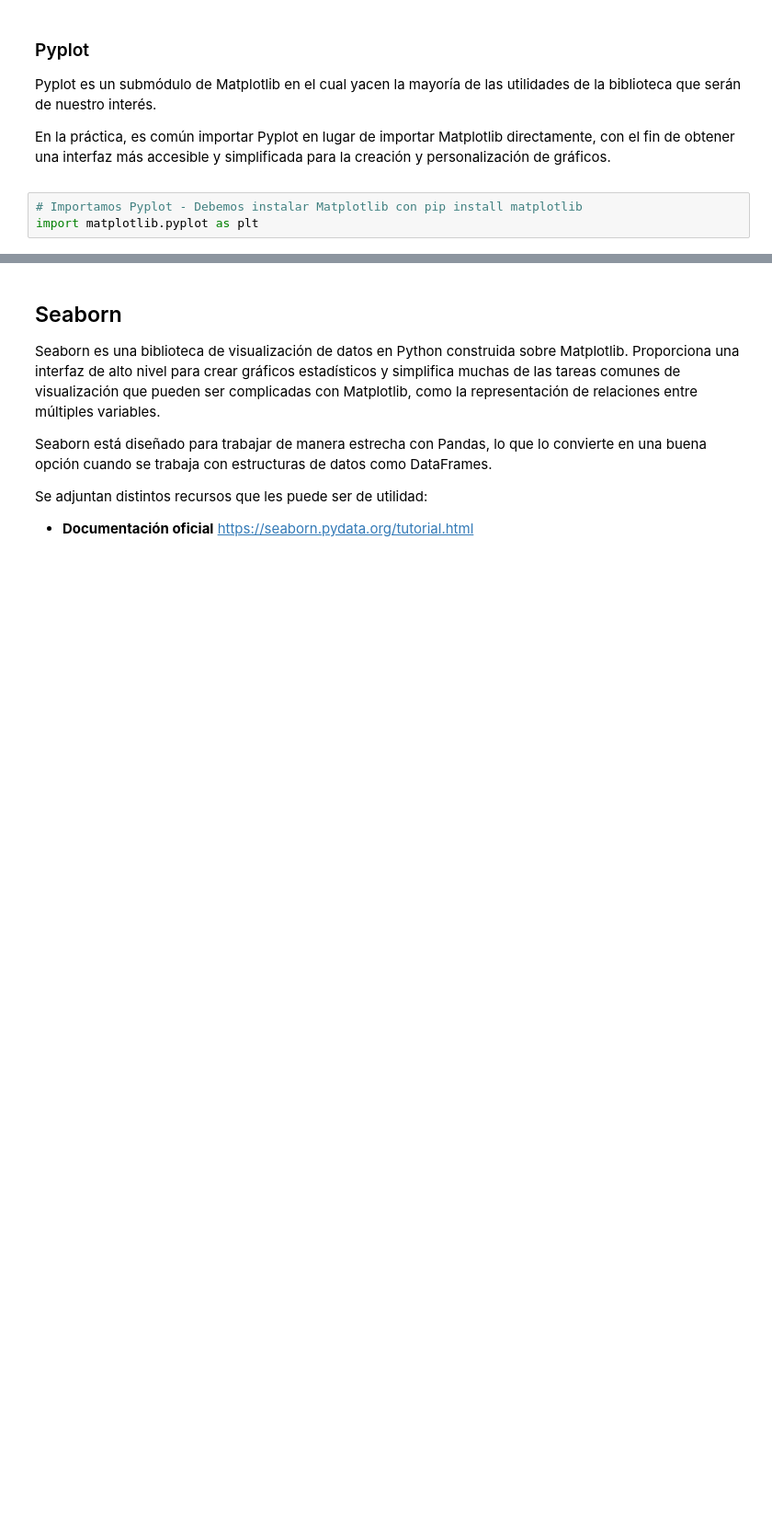
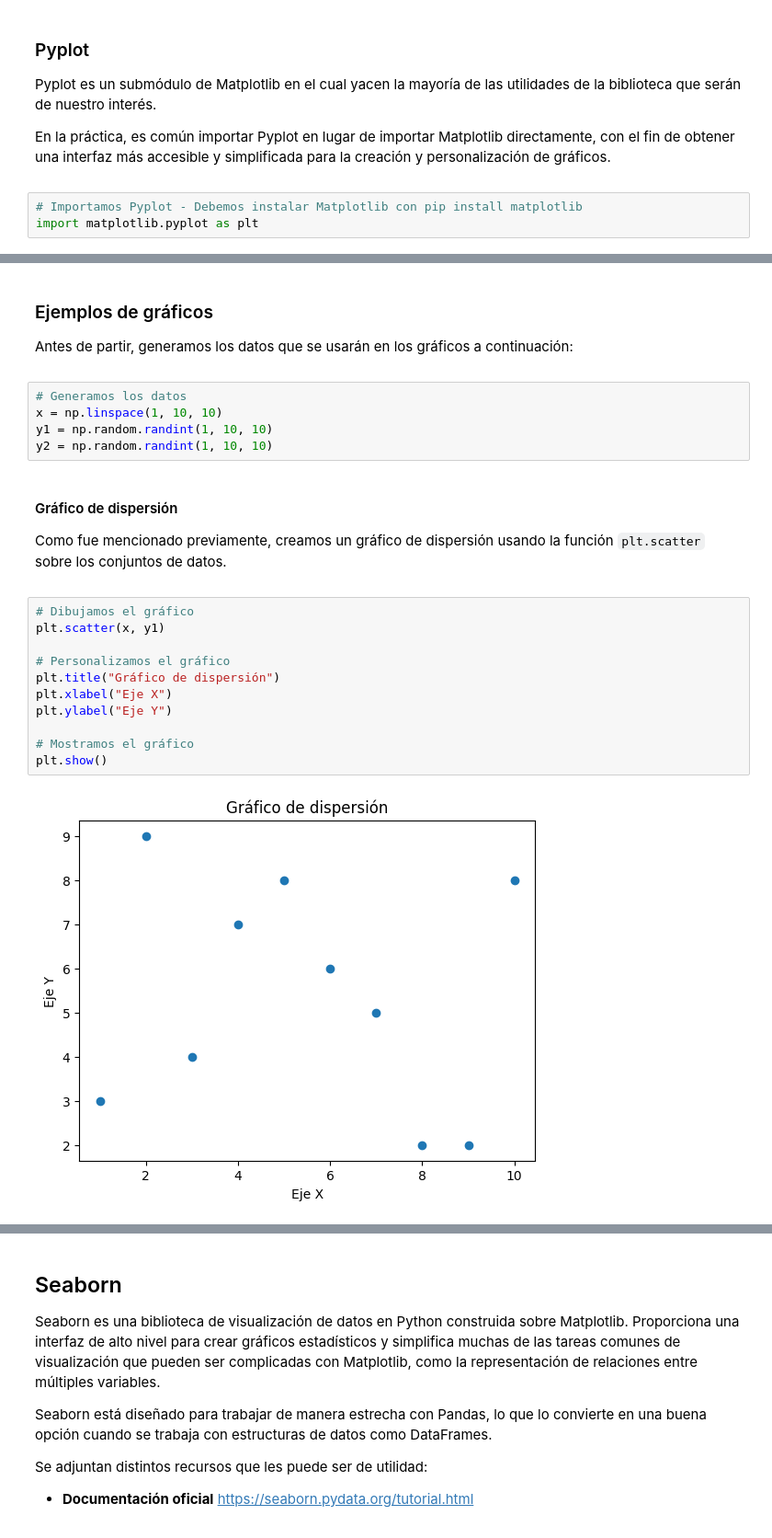
Before and after one commit to narmijoc/INF280-LEC, a Jupyter notebook: CH2-Visualización_Datos.ipynb, the cells around one changed output, grey strips where cells are left out. Shown: that part at 92% size. Saved outputs shown, nothing was run; the diff lists cells and outputs as text; blank space fills up the shorter version.

Commit message:
new content: CH2:Vis.Datos - CH4:Gen.VA

```diff
--- a/CH2-Visualización_Datos.ipynb
+++ b/CH2-Visualización_Datos.ipynb
@@ -249,0 +133,30 @@ plt.show()
+# %% [markdown]
+<div id='graficos_ejemplos'>
+
+### Ejemplos de gráficos
+
+Antes de partir, generamos los datos que se usarán en los gráficos a continuación:
+# %%
+# Generamos los datos
+x = np.linspace(1, 10, 10)
+y1 = np.random.randint(1, 10, 10)
+y2 = np.random.randint(1, 10, 10)
+# %% [markdown]
+<div id='graficos_dispersion'>
+
+#### Gráfico de dispersión
+
+Como fue mencionado previamente, creamos un gráfico de dispersión usando la función `plt.scatter` sobre los conjuntos de datos.
+# %%
+# Dibujamos el gráfico
+plt.scatter(x, y1)
+
+# Personalizamos el gráfico
+plt.title("Gráfico de dispersión")
+plt.xlabel("Eje X")
+plt.ylabel("Eje Y")
+
+# Mostramos el gráfico
+plt.show()
+# %% [output]
+[figure, added]
```
Also changed, not shown: parts of 39 cells of this notebook, 1 other file.
